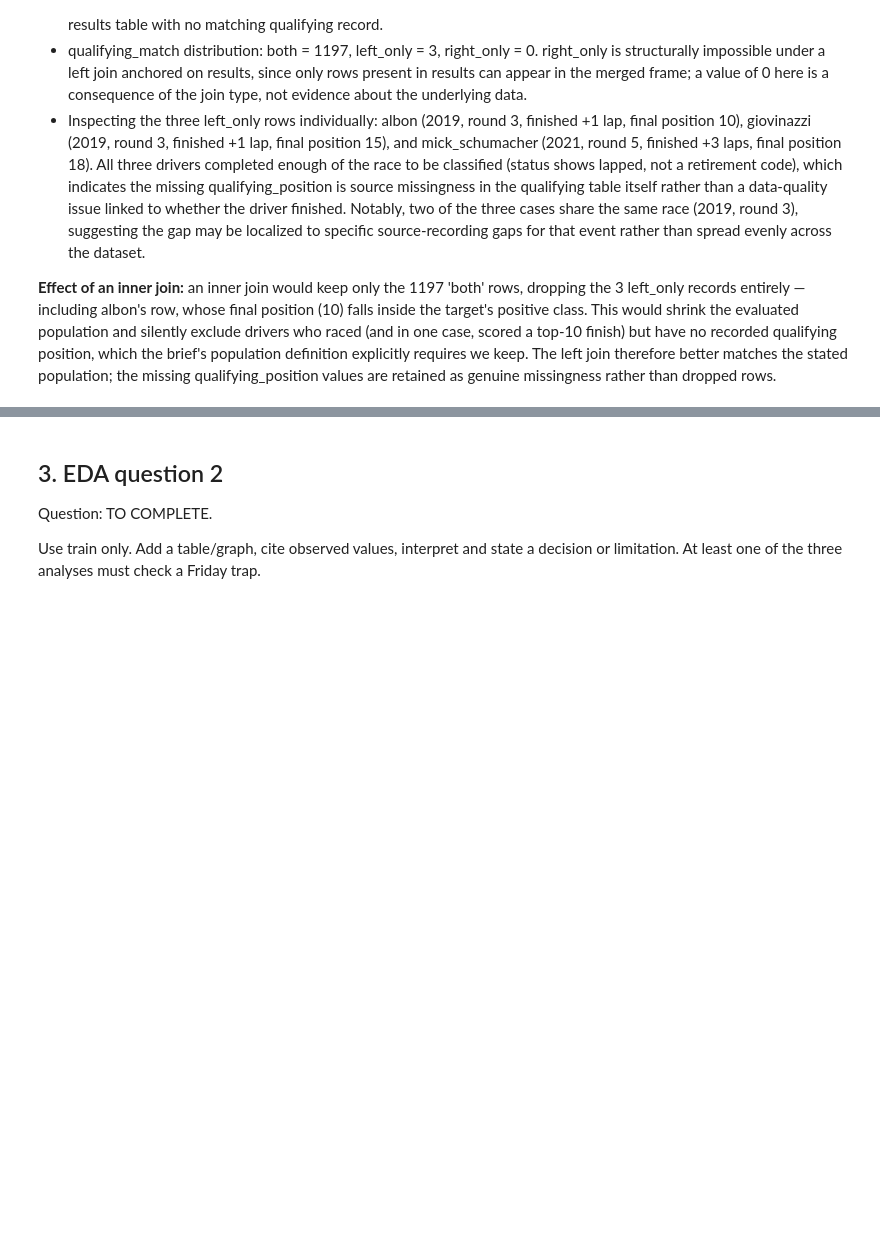
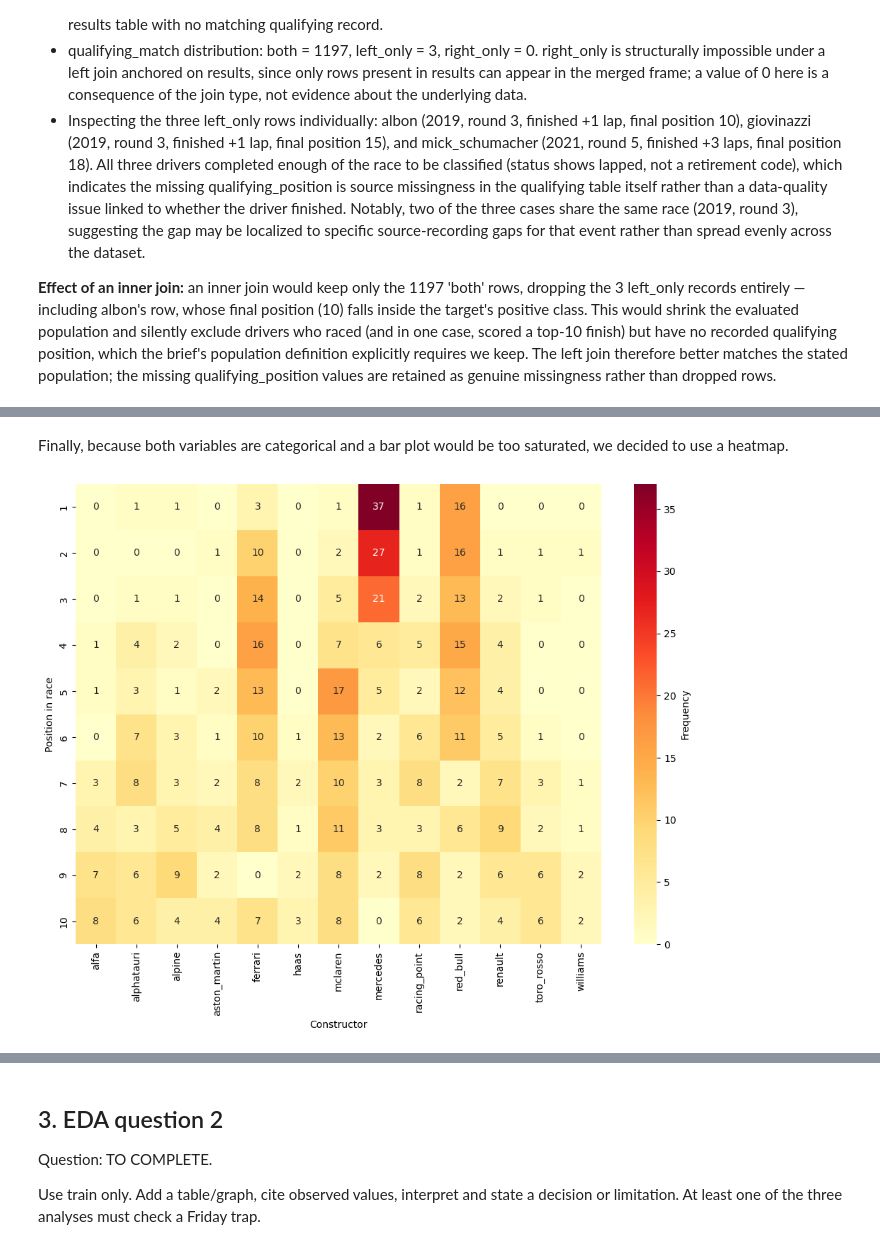
Before and after one commit to skypeceo/Lab_01_IA_Workshop, a Jupyter notebook: labs/lab_01/Lab01_EDA_Baselines_Student_v1.ipynb, the cells around one changed output, grey strips where cells are left out. Cells and saved outputs as stored; diff of their text form; code cells hidden in the pictures; blank space fills up the shorter version.

```diff
--- a/labs/lab_01/Lab01_EDA_Baselines_Student_v1.ipynb
+++ b/labs/lab_01/Lab01_EDA_Baselines_Student_v1.ipynb
@@ -128,0 +181,8 @@ Use train only. Add a table/graph, cite observed values, interpret and state a d
+# %%
+# Step 2: extracting relevant data to study
+constructors = train['constructor_id'].unique()
+positionstxt = train['position_text'].unique()
+positionstxt10 = positionstxt[:10]
+print(constructors)
+print(positionstxt)
+print(positionstxt10)
@@ -128,0 +197,5 @@ Use train only. Add a table/graph, cite observed values, interpret and state a d
+# %%
+# Step 3: matching the two variables
+trainCnstr = pd.crosstab(train['constructor_id'], train['position_text'])
+trainCnstr1 = trainCnstr[positionstxt10]
+display(trainCnstr1)
@@ -128,0 +218,12 @@ Use train only. Add a table/graph, cite observed values, interpret and state a d
+# %% [markdown]
+Finally, because both variables are categorical and a bar plot would be too saturated, we decided to use a heatmap.
+# %%
+# Step 4: Visualizing the results
+plt.figure(figsize=(10, 8))
+sns.heatmap(trainCnstr1.T, annot=True, fmt='d', cmap='YlOrRd', cbar_kws={'label': 'Frequency'})
+plt.xlabel('Constructor')
+plt.ylabel('Position in race')
+plt.tight_layout()
+plt.show()
+# %% [output]
+[figure, added]
```
Also changed, not shown: parts of 9 cells of this notebook.
